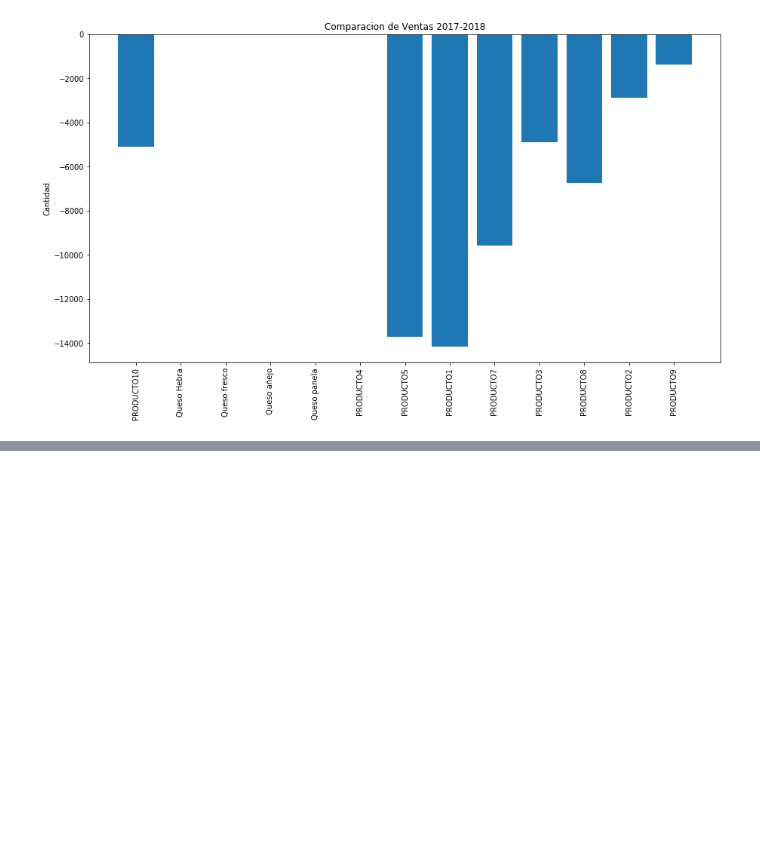
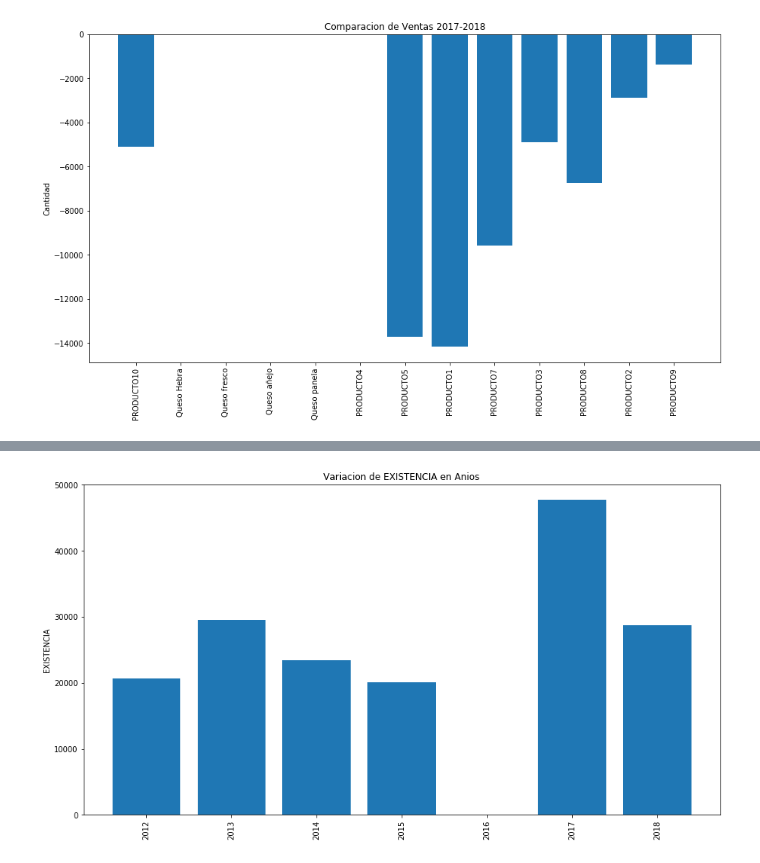
Before and after one commit to arturomf94/dc-mia, a Jupyter notebook: dci/products_analysis.ipynb, the cells around one changed output, grey strips where cells are left out. Saved outputs shown, nothing was run; the diff lists cells and outputs as text; code cells hidden in the pictures; blank space fills up the shorter version.

```diff
--- a/dci/products_analysis.ipynb
+++ b/dci/products_analysis.ipynb
@@ -234,0 +253,18 @@ plt.show()
+# %%
+# Describir la variación temporal de las variables CARGA, EXISTENCIA, DEVOLUCION de los PRODUCTOS
+
+# EXISTENCIA
+anios = ['2012', '2013', '2014', '2015', '2016', '2017', '2018']
+count_anios = []
+for anio in anios:
+    filter_aux = productos.loc[productos['ANIO'] == anio]
+    count = pd.to_numeric(filter_aux['EXISTENCIA'], errors = 'coerce').sum()
+    count_anios.append(count)
+
+plt.bar(anios, count_anios)
+plt.xticks(rotation=90)
+plt.title('Variacion de EXISTENCIA en Anios')
+plt.ylabel('EXISTENCIA')
+plt.show()
+# %% [output]
+[figure, added]
```
Also changed, not shown: parts of 2 cells of this notebook, 1 other file.
